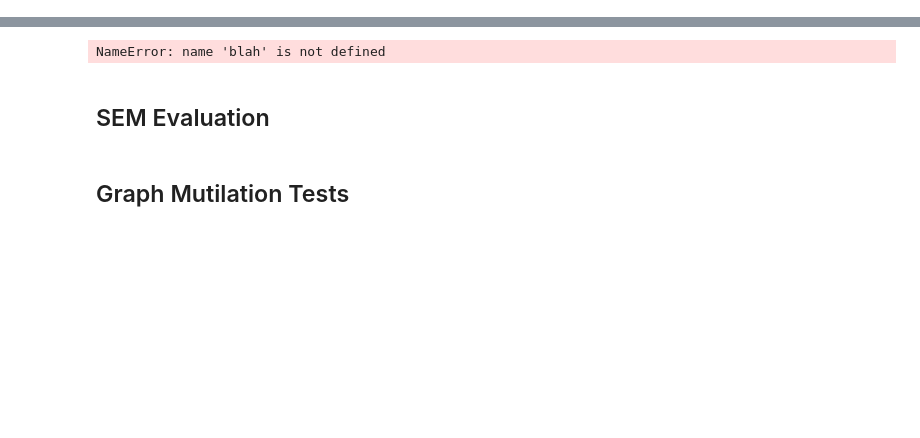
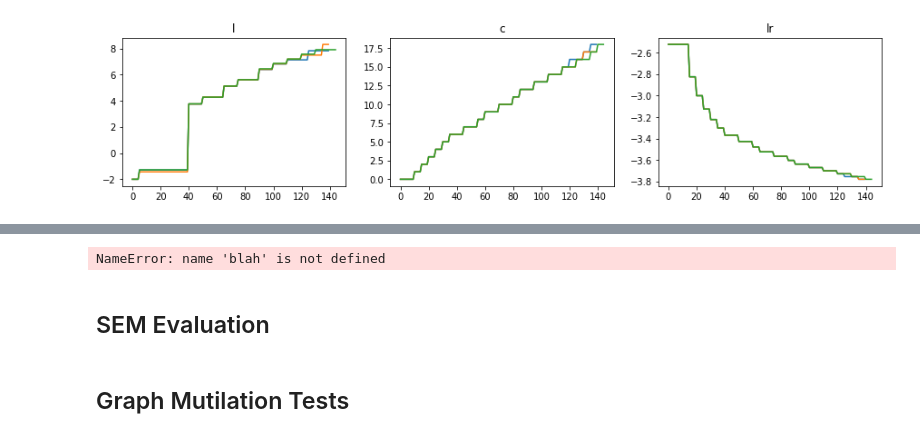
Before and after one commit to q1park/spacetime, a Jupyter notebook: experiments_gae.ipynb, the cells around one changed output, grey strips where cells are left out. Cells and saved outputs as stored; diff of their text form; code cells hidden in the pictures; blank space fills up the shorter version.

```diff
--- a/experiments_gae.ipynb
+++ b/experiments_gae.ipynb
@@ -272,0 +126,9 @@ Best ELBO Stats: shd 21 err 3.3083566036075154
+# %%
+model_params = {'n_nodes':n_nodes, 'd_causal':int(2*n_nodes),
+                'd_x':data_params['x_dims'], 'd_hid':64, 'd_z':data_params['x_dims']}
+
+coeff_params = {'l_init':1e-2, 'c_init':1.0, 'tau_init':1e-9, 'tr_init':100.}
+ctrl_params = {'gamma':0.25/(1), 'eta':10.0/(1)}
+opt_params = {'warmups':0, 'lr_init':3e-3, 'h_tol':1e-9, 'max_iters':40}
+
+train_params = {'batch_size':100, 'epochs':5}
@@ -272,0 +171,2 @@ Best ELBO Stats: shd 21 err 3.3083566036075154
+# %%
+model_log, kinetic_log, interaction_log, param_log, eval_log, graphs = run_trials(data, 3)
@@ -273 +191,14 @@ Best ELBO Stats: shd 21 err 3.3083566036075154
+# %%
+fig, axs = plt.subplots(1,3, figsize=(15, 3))
+param_log.plot('l', axs[0])
+param_log.plot('c', axs[1])
+param_log.plot('lr', axs[2])
+plt.show()
+
+# fig, axs = plt.subplots(1,2, figsize=(10, 3))
+# interaction_log.plot('h', axs[0])
+# interaction_log.plot('l1', axs[1])
+# plt.show()
+# %% [output]
+[figure, added]
 # %%
```
Also changed, not shown: parts of 21 cells of this notebook, 13 other files.
